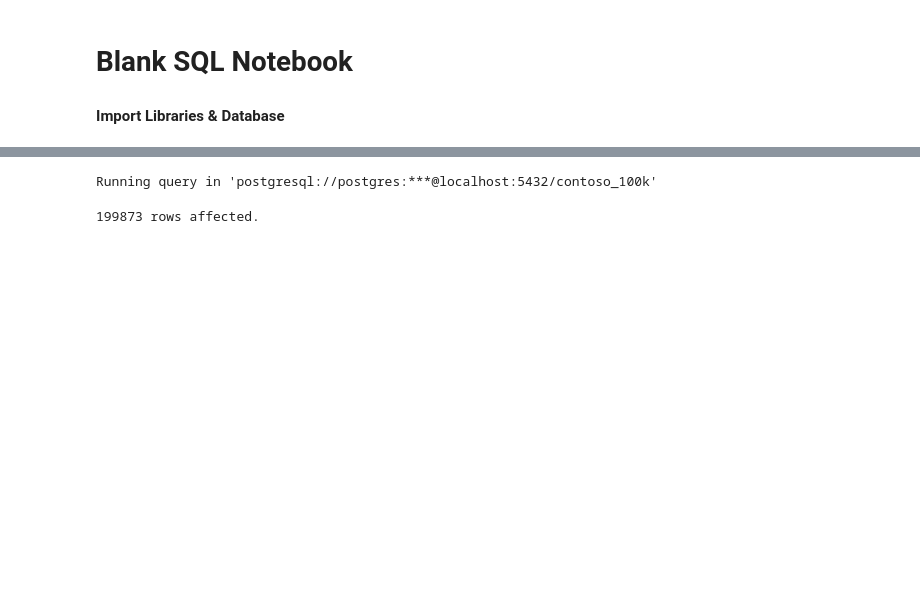
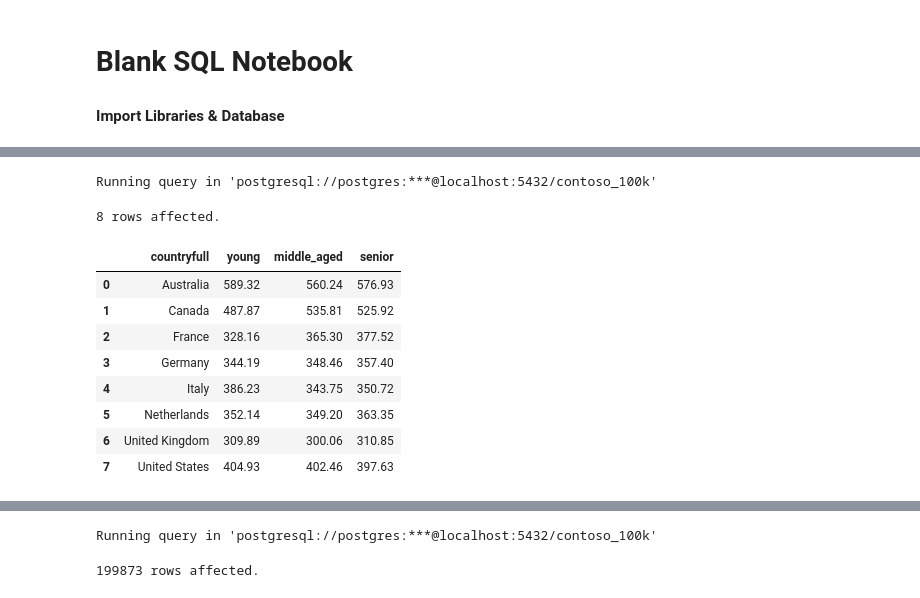
Before and after one commit to pstelma/SQL_Project_Job_Data_Analysis, a Jupyter notebook: Resources/Blank_SQL_Notebook.ipynb, the cells around one changed output, grey strips where cells are left out. Drawn from its saved outputs; the diff is of its cells as text; code cells hidden in the pictures; blank space fills up the shorter version.

```diff
--- a/Resources/Blank_SQL_Notebook.ipynb
+++ b/Resources/Blank_SQL_Notebook.ipynb
@@ -59,0 +60,27 @@ Connecting and switching to connection 'postgresql://postgres:***@localhost:5432
+# %%
+%%sql
+SELECT
+  c.countryfull,
+  PERCENTILE_CONT(0.5) WITHIN GROUP (ORDER BY
+    CASE WHEN age < 30 THEN (s.netprice * s.quantity * s.exchangerate) END) AS young,
+  PERCENTILE_CONT(0.5) WITHIN GROUP (ORDER BY
+    CASE WHEN age BETWEEN 30 AND 50 THEN (s.netprice * s.quantity * s.exchangerate) END) AS middle_aged,
+  PERCENTILE_CONT(0.5) WITHIN GROUP (ORDER BY
+    CASE WHEN age > 50 THEN (s.netprice * s.quantity * s.exchangerate) END) AS senior
+FROM
+  sales s
+LEFT JOIN  customer c ON s.customerkey = c.customerkey
+GROUP BY
+  countryfull
+# %% [output]
+Running query in 'postgresql://postgres:***@localhost:5432/contoso_100k'
+8 rows affected.
+|  | countryfull | young | middle_aged | senior |
+| 0 | Australia | 589.32 | 560.24 | 576.93 |
+| 1 | Canada | 487.87 | 535.81 | 525.92 |
+| 2 | France | 328.16 | 365.30 | 377.52 |
+| 3 | Germany | 344.19 | 348.46 | 357.40 |
+| 4 | Italy | 386.23 | 343.75 | 350.72 |
+| 5 | Netherlands | 352.14 | 349.20 | 363.35 |
+| 6 | United Kingdom | 309.89 | 300.06 | 310.85 |
+| 7 | United States | 404.93 | 402.46 | 397.63 |
```
Also changed, not shown: parts of 5 cells of this notebook.
